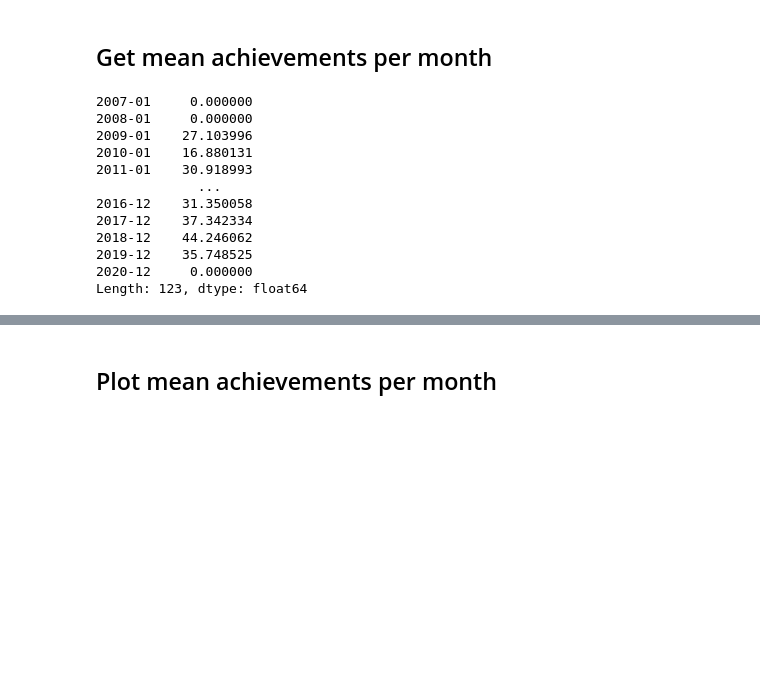
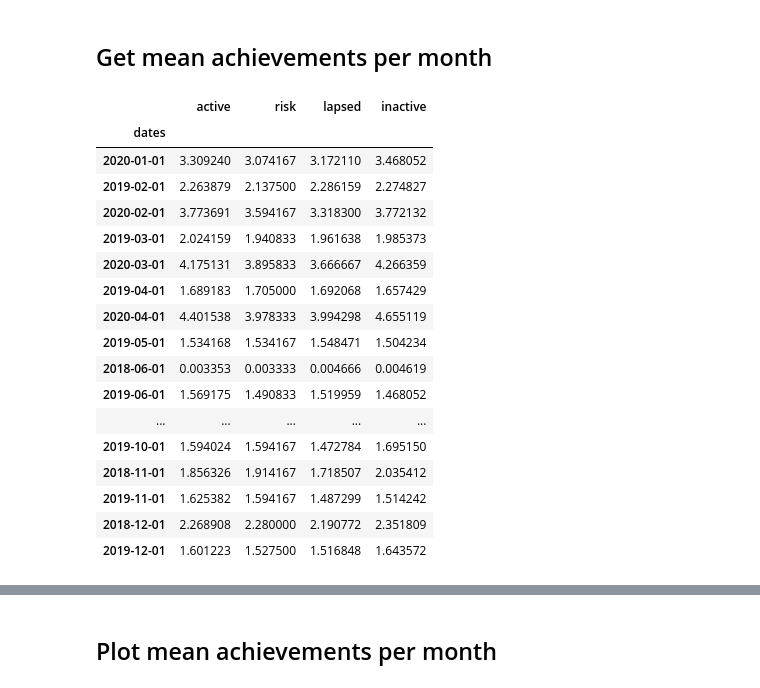
Before and after one commit to haleyspeed/insight_data_science, a Jupyter notebook: subscript/subscript/02_timeseries_explorer.ipynb, the cells around one changed output, grey strips where cells are left out. Saved outputs shown, nothing was run; the diff lists cells and outputs as text; code cells hidden in the pictures; blank space fills up the shorter version.

```diff
--- a/subscript/subscript/02_timeseries_explorer.ipynb
+++ b/subscript/subscript/02_timeseries_explorer.ipynb
@@ -77,17 +67,28 @@ dft = dft.iloc[1:][:]
 # %% [markdown]
 ## Get mean achievements per month
-# %%
-df.mean()
-# %% [output]
-2007-01     0.000000
-2008-01     0.000000
-2009-01    27.103996
-2010-01    16.880131
-2011-01    30.918993
-             ...
-2016-12    31.350058
-2017-12    37.342334
-2018-12    44.246062
-2019-12    35.748525
-2020-12     0.000000
-Length: 123, dtype: float64
+# %%
+dft = df_m.T.reset_index()
+dft = dft.iloc[1:][:]
+dft.columns = ['dates','active','risk','lapsed','inactive']
+dft.dates = pd.to_datetime(dft.dates)
+dft.set_index('dates', inplace=True)
+display(HTML(dft.to_html()))
+# %% [output]
+|  | active | risk | lapsed | inactive |
+| dates |  |  |  |  |
+| 2020-01-01 | 3.309240 | 3.074167 | 3.172110 | 3.468052 |
+| 2019-02-01 | 2.263879 | 2.137500 | 2.286159 | 2.274827 |
+| 2020-02-01 | 3.773691 | 3.594167 | 3.318300 | 3.772132 |
+| 2019-03-01 | 2.024159 | 1.940833 | 1.961638 | 1.985373 |
+| 2020-03-01 | 4.175131 | 3.895833 | 3.666667 | 4.266359 |
+| 2019-04-01 | 1.689183 | 1.705000 | 1.692068 | 1.657429 |
+| 2020-04-01 | 4.401538 | 3.978333 | 3.994298 | 4.655119 |
+| 2019-05-01 | 1.534168 | 1.534167 | 1.548471 | 1.504234 |
+| 2018-06-01 | 0.003353 | 0.003333 | 0.004666 | 0.004619 |
+| 2019-06-01 | 1.569175 | 1.490833 | 1.519959 | 1.468052 |
+| ... | ... | ... | ... | ... |
+| 2019-10-01 | 1.594024 | 1.594167 | 1.472784 | 1.695150 |
+| 2018-11-01 | 1.856326 | 1.914167 | 1.718507 | 2.035412 |
+| 2019-11-01 | 1.625382 | 1.594167 | 1.487299 | 1.514242 |
+| 2018-12-01 | 2.268908 | 2.280000 | 2.190772 | 2.351809 |
+| 2019-12-01 | 1.601223 | 1.527500 | 1.516848 | 1.643572 |
```
Also changed, not shown: parts of 7 cells of this notebook, 11 other files.
